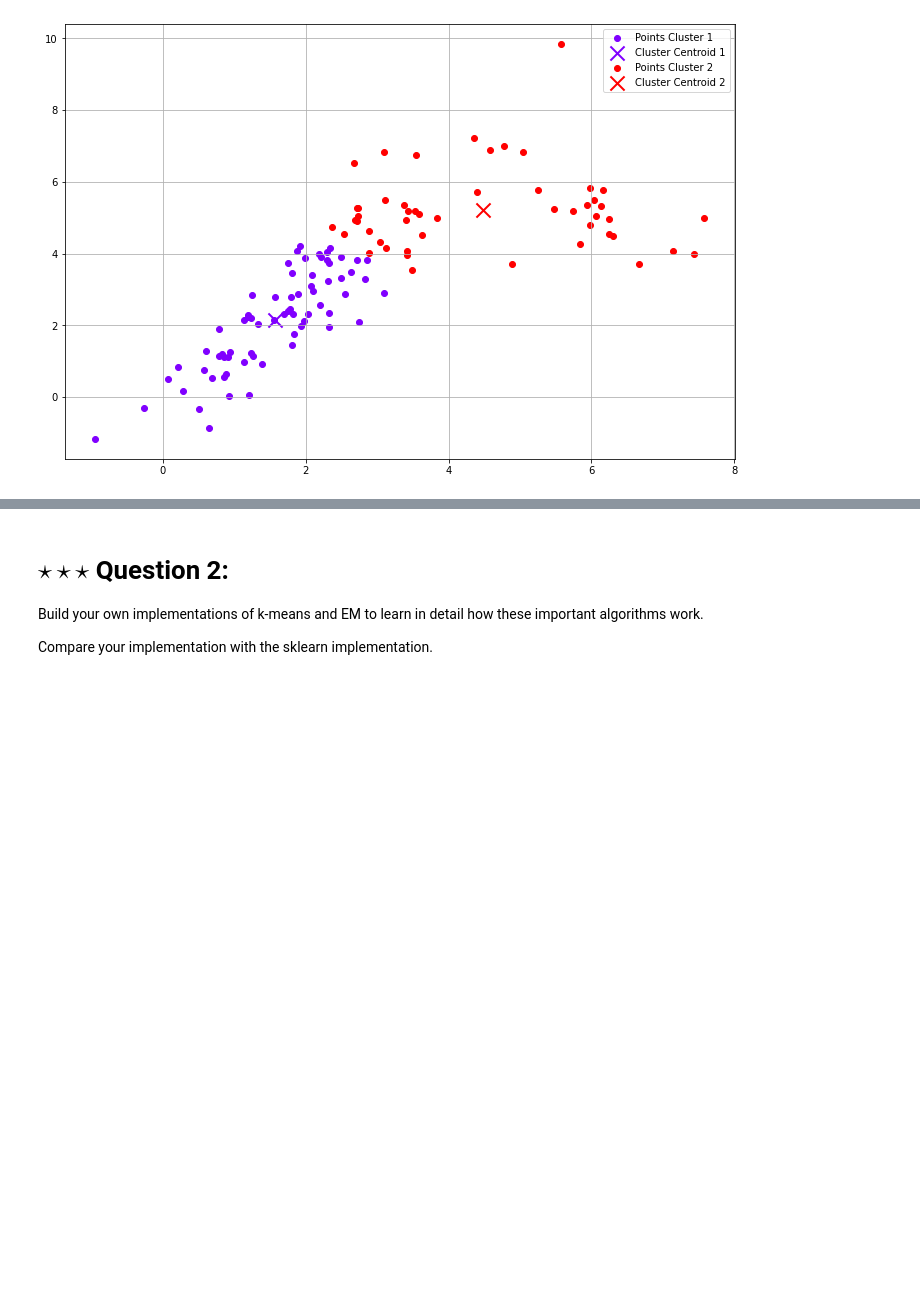
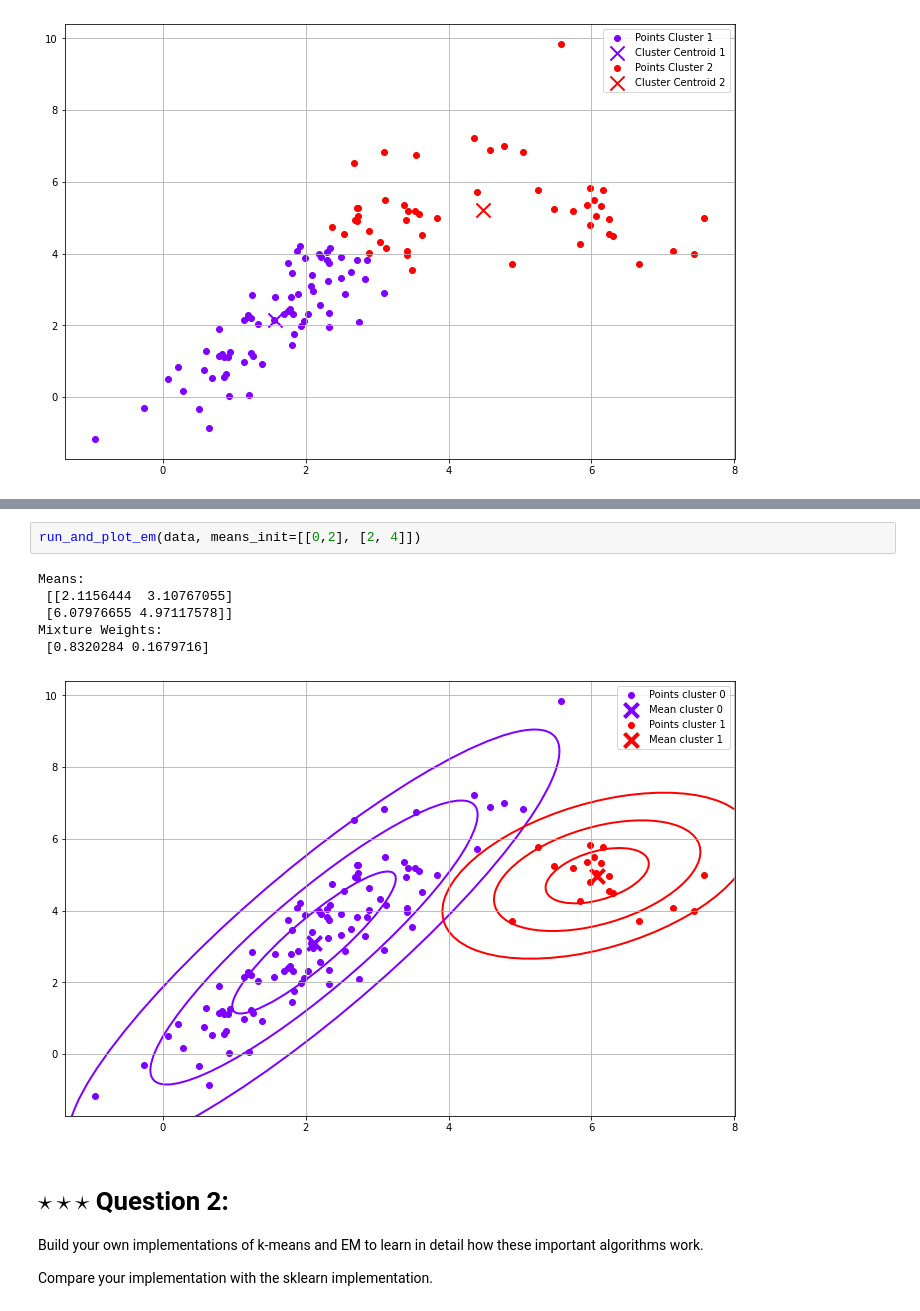
Before and after one commit to tintindas/spr-exercises, a Jupyter notebook: templates/ex3.ipynb, the cells around one changed output, grey strips where cells are left out. Drawn from its saved outputs; the diff is of its cells as text; blank space fills up the shorter version.

```diff
--- a/templates/ex3.ipynb
+++ b/templates/ex3.ipynb
@@ -99,3 +148,12 @@ Cluster centers:
+# %%
+run_and_plot_em(data, means_init=[[0,2], [2, 4]])
+# %% [output]
+Means:
+ [[2.1156444  3.10767055]
+ [6.07976655 4.97117578]]
+Mixture Weights:
+ [0.8320284 0.1679716]
+[figure, added]
 # %% [markdown]
 # $\star\star\star$  Question 2:
 
```
Also changed, not shown: parts of 4 cells of this notebook.
